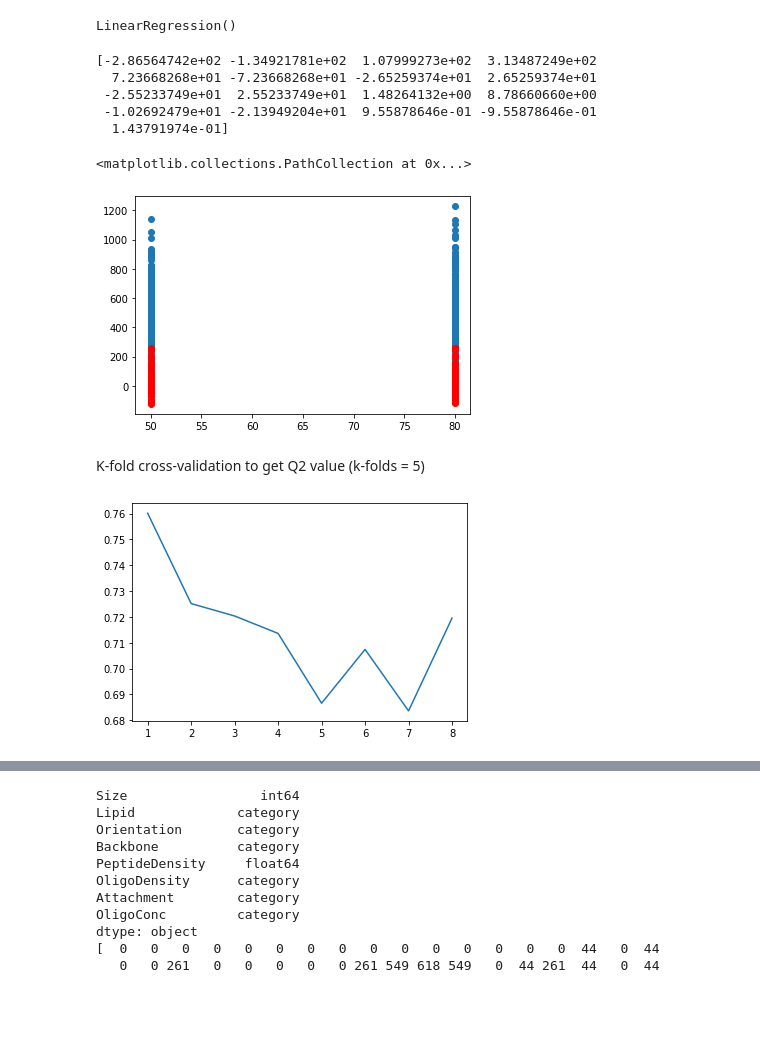
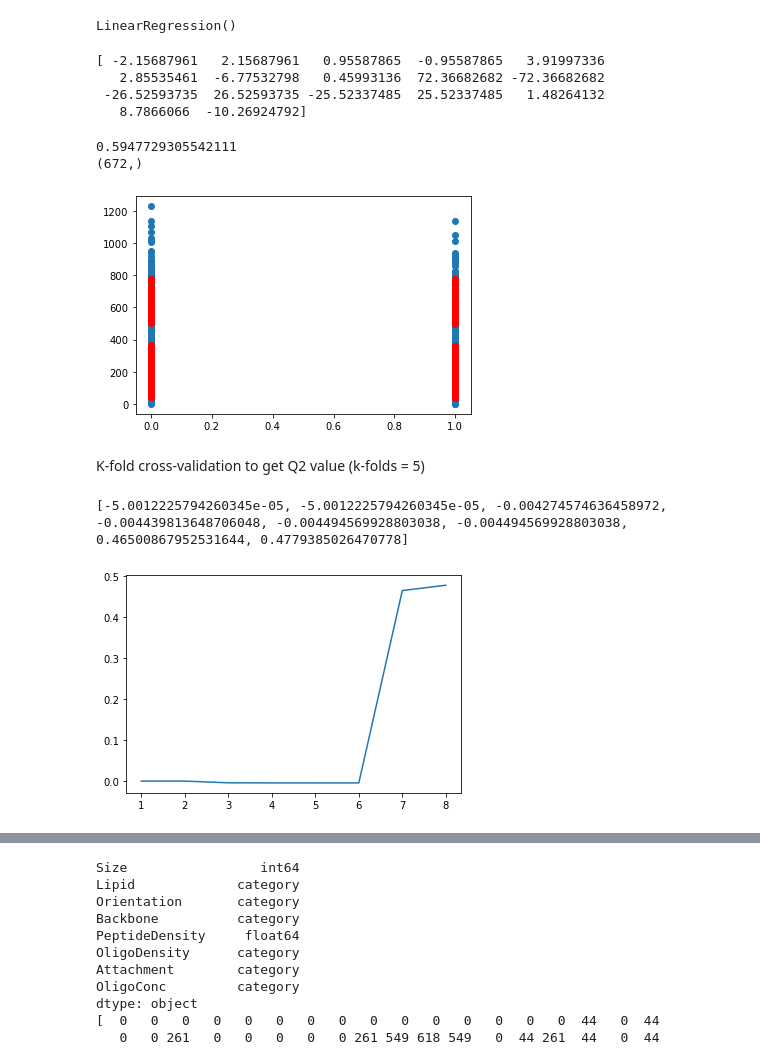
Before and after one commit to kenll99minecart/Immunopeptide, a Jupyter notebook: Linear regression.ipynb, the cells around one changed output, grey strips where cells are left out. Cells and saved outputs as stored; diff of their text form; code cells hidden in the pictures; blank space fills up the shorter version.

```diff
--- a/Linear regression.ipynb
+++ b/Linear regression.ipynb
@@ -51,20 +51,27 @@ X = X.drop('Attachment', axis = 1)
 #X.loc[(X.Lipid == '100%'), 'Lipid' ] = 1
 #X.loc[(X.Lipid == '80%'), 'Lipid' ] = 0.8
 
-#X['Size'] = X.Size.astype(str)
-#Si = pd.get_dummies(X.Size)
-#X = X.join(Si)
-#X = X.drop('Size' ,axis = 1)
+X['Size'] = X.Size.astype(str)
+Si = pd.get_dummies(X.Size)
+X = X.join(Si)
+X = X.drop('Size' ,axis = 1)
 
 X['Lipid'] = X.Lipid.astype(str)
 Li = pd.get_dummies(X.Lipid)
 X = X.join(Li)
 X = X.drop('Lipid' ,axis = 1)
 
-X['OligoConc'] = X.OligoConc.astype(str)
-OC = pd.get_dummies(X.OligoConc)
-X = X.join(OC)
-X = X.drop('OligoConc' ,axis = 1)
+#X['OligoConc'] = X.OligoConc.astype(str)
+#OC = pd.get_dummies(X.OligoConc)
+#X = X.join(OC)
+#X = X.drop('OligoConc' ,axis = 1)
 
-X = X[['1','10','100','1000','Chol','DOPE','PO','PS','3','5','High' ,'Low', 'VHigh','PeptideDensity','100%','80%','Size']]
-print(X.head(10))
+X['PeptideDensity'] = X.PeptideDensity.astype(str)
+PD = pd.get_dummies(X.PeptideDensity)
+X = X.join(PD)
+X = X.drop('PeptideDensity' ,axis = 1)
+#print(X)
+
+#X = X[['1','10','100','1000','Chol','DOPE','PO','PS','3','5','High' ,'Low', 'VHigh','PeptideDensity','100%','80%','Size']]
+X = X[['50','80','100%','80%','0.0','0.05','0.5','OligoConc','Chol','DOPE','PO','PS','3','5','High' ,'Low', 'VHigh']]
+#print(X.head(10))
@@ -95,20 +84,25 @@ LinearRegression()
 # %%
 print(regr.coef_)
 # %% [output]
-[-2.86564742e+02 -1.34921781e+02  1.07999273e+02  3.13487249e+02
-  7.23668268e+01 -7.23668268e+01 -2.65259374e+01  2.65259374e+01
- -2.55233749e+01  2.55233749e+01  1.48264132e+00  8.78660660e+00
- -1.02692479e+01 -2.13949204e+01  9.55878646e-01 -9.55878646e-01
-  1.43791974e-01]
+[ -2.15687961   2.15687961   0.95587865  -0.95587865   3.91997336
+   2.85535461  -6.77532798   0.45993136  72.36682682 -72.36682682
+ -26.52593735  26.52593735 -25.52337485  25.52337485   1.48264132
+   8.7866066  -10.26924792]
 # %%
-Pred = regr.predict(X.head(200))
+Pred = regr.predict(X)
 # %%
 import matplotlib.pyplot as plt
-plt.scatter(X.Size,y)
-plt.scatter(X.Size.head(200),Pred,c = "red")
+from sklearn.metrics import mean_squared_error, r2_score
+import statistics
+import numpy as np
+plt.scatter(X['50'],y)
+plt.scatter(X['50'],Pred,c = "red")
+print(r2_score(y,Pred))
+print(np.shape(Pred))
 # %% [output]
-<matplotlib.collections.PathCollection at 0x...>
+0.5947729305542111
+(672,)
-[figure, old version]
+[figure, new version]
 # %% [markdown]
 K-fold cross-validation to get Q2 value (k-folds = 5)
 # %%
@@ -180,9 +174,11 @@ for p in range(8):
     Q2.append(getQ2(Test_pred,Test_res,rand_res))
 #print(Q2)
 plt.plot([1,2,3,4,5,6,7,8],Q2)
+print(Q2)
 plt.show()
 # %% [output]
+[-5.0012225794260345e-05, -5.0012225794260345e-05, -0.004274574636458972, -0.004439813648706048, -0.004494569928803038, -0.004494569928803038, 0.46500867952531644, 0.4779385026470778]
-[figure, old version]
+[figure, new version]
 # %%
 from sklearn.linear_model import LogisticRegression
 from scipy.special import expit, logit
```
Also changed, not shown: parts of 7 cells of this notebook.
